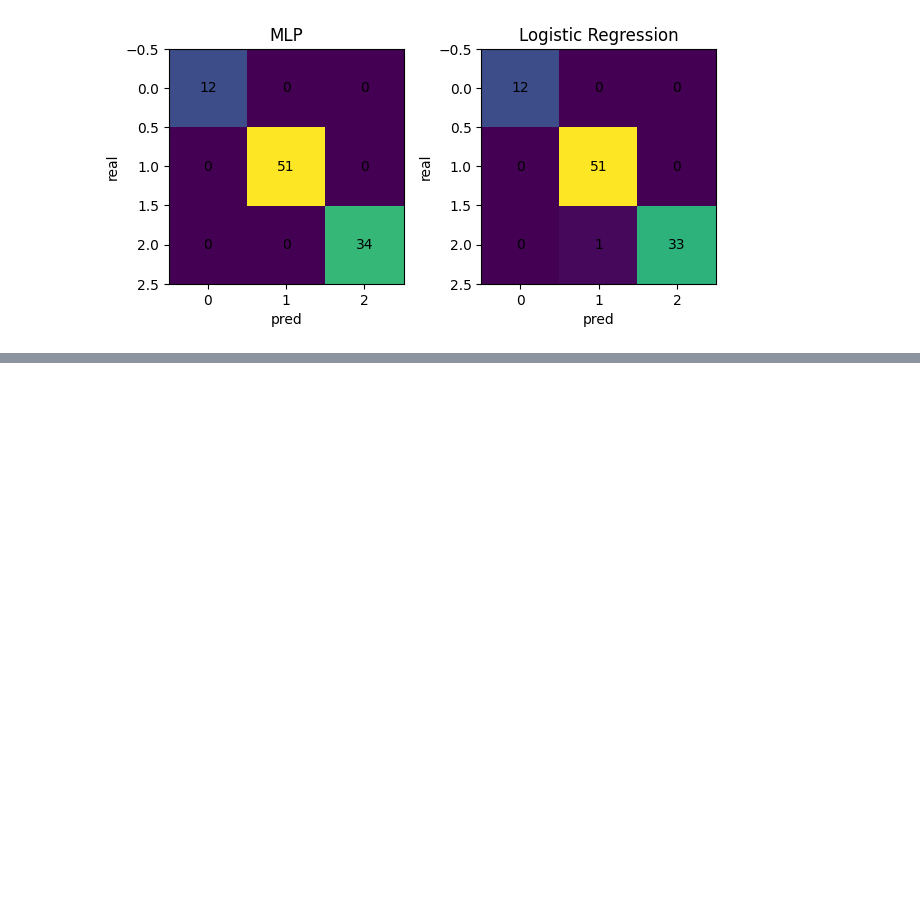
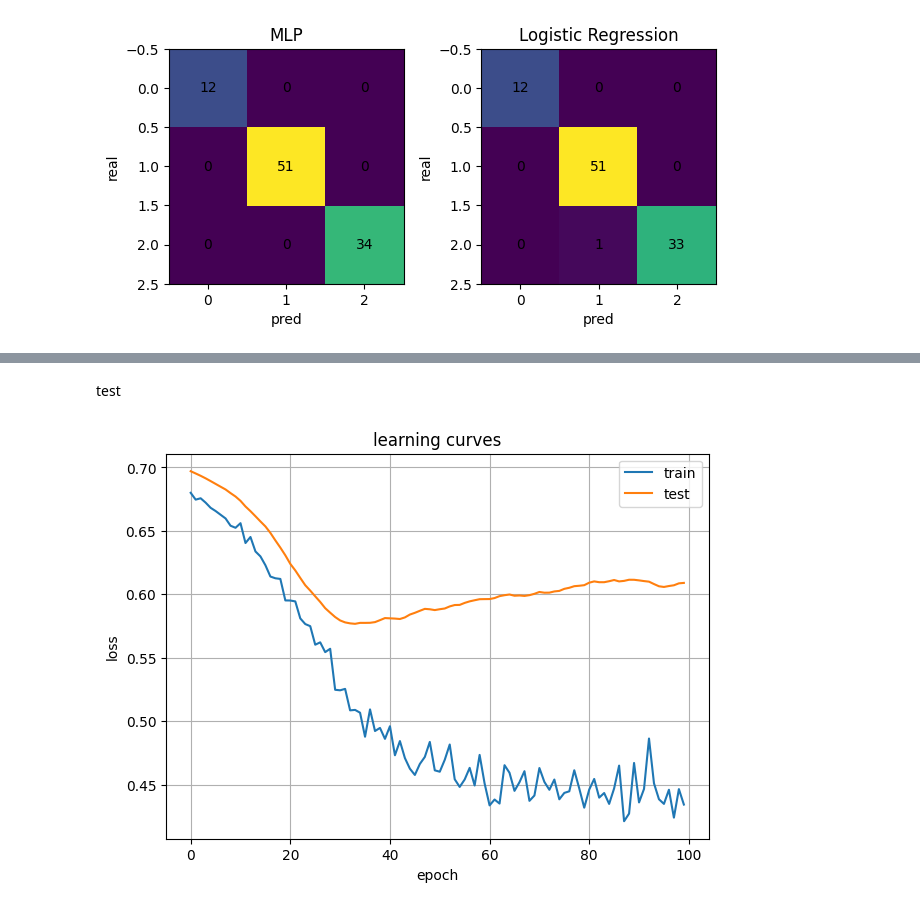
Before and after one commit to Gibonn24/Fundamentos-de-sistemas-Electr-nicos, a Jupyter notebook: ex_entrega_avaliacao_2026/ex_entrega_avaliacao_2026.ipynb, the cells around one changed output, grey strips where cells are left out. Drawn from its saved outputs; the diff is of its cells as text; code cells hidden in the pictures; blank space fills up the shorter version.

```diff
--- a/ex_entrega_avaliacao_2026/ex_entrega_avaliacao_2026.ipynb
+++ b/ex_entrega_avaliacao_2026/ex_entrega_avaliacao_2026.ipynb
@@ -312,0 +347,10 @@ f1: 0.991788629667198
+# %%
+Nb=32
+
+train_set=[(X_train[i],y_train[i]) for i in range(X_train.shape[0])]
+
+train_loader=torch.utils.data.DataLoader(
+    train_set,
+    batch_size=Nb,
+    shuffle=True
+)
@@ -312,0 +380,8 @@ f1: 0.991788629667198
+# %%
+loss_function=nn.CrossEntropyLoss()
+
+optimizer=torch.optim.Adam(
+    model.parameters(),
+    lr=0.001,
+    weight_decay=1e-4
+)
@@ -312,0 +455,35 @@ f1: 0.991788629667198
+# %% [markdown]
+test
+# %%
+plt.figure(figsize=(7,5))
+
+plt.plot(losses)
+plt.plot(test_losses)
+
+plt.xlabel("epoch")
+plt.ylabel("loss")
+
+plt.legend(["train","test"])
+
+plt.title("learning curves")
+
+plt.grid()
+
+plt.show()
+
+
+model.load_state_dict(
+    torch.load("best_model_extra.pth")
+)
+
+model.eval()
+
+with torch.no_grad():
+
+    y_pred=model(X_test.to(device=device))
+
+    y_pred=torch.argmax(y_pred,dim=1)
+
+    y_pred=y_pred.cpu().numpy()
+# %% [output]
+[figure, added]
```
Also changed, not shown: parts of 19 cells of this notebook.
